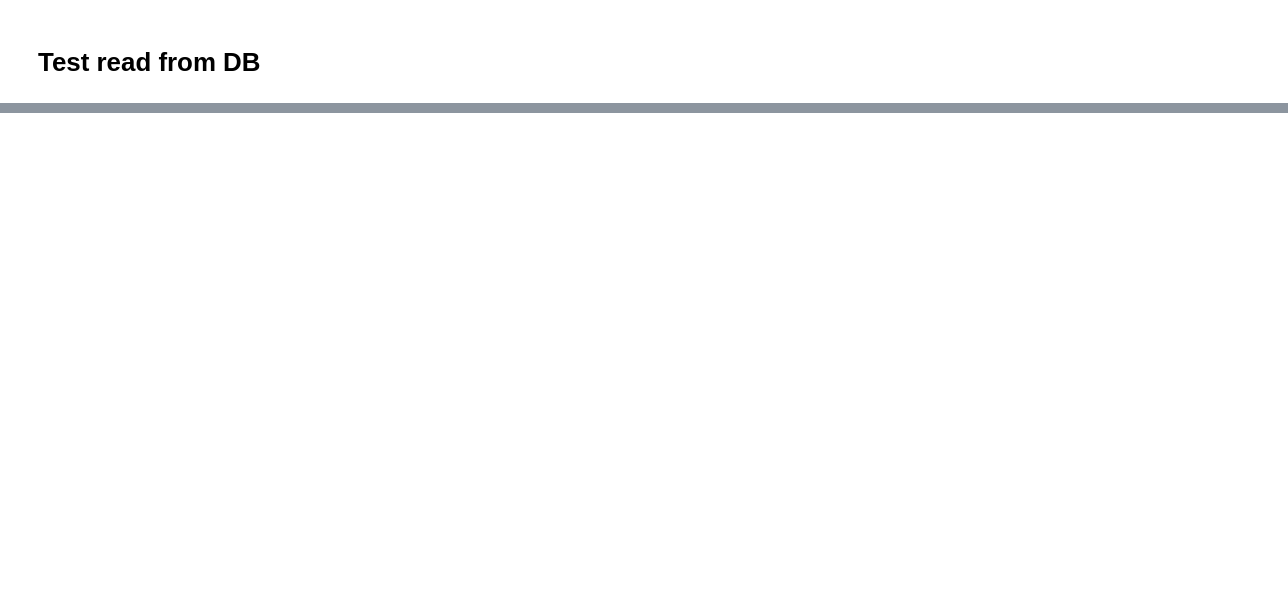
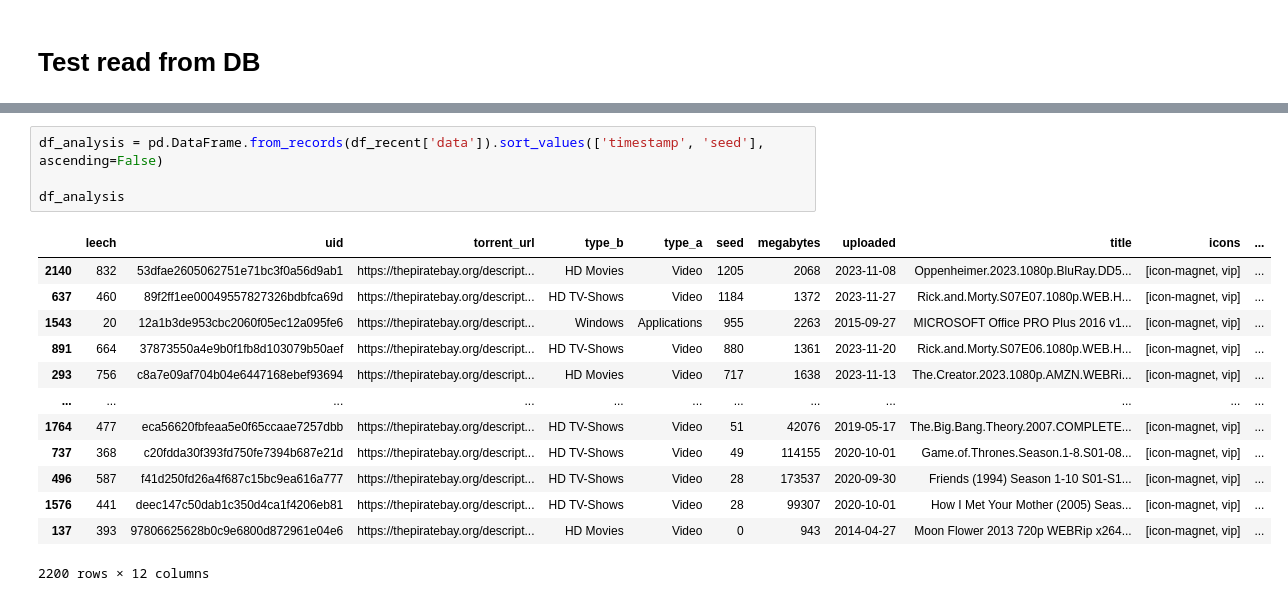
Before and after one commit to boscacci/tpb-visualizer, a Jupyter notebook: notebooks/parse_html_test.ipynb, the cells around one changed output, grey strips where cells are left out. Saved outputs shown, nothing was run; the diff lists cells and outputs as text; blank space fills up the shorter version.

```diff
--- a/notebooks/parse_html_test.ipynb
+++ b/notebooks/parse_html_test.ipynb
@@ -176,0 +172,18 @@ PostgreSQL connection is closed
+# %%
+df_analysis = pd.DataFrame.from_records(df_recent['data']).sort_values(['timestamp', 'seed'], ascending=False)
+
+df_analysis
+# %% [output]
+|  | leech | uid | torrent_url | type_b | type_a | seed | megabytes | uploaded | title | icons | ... |
+| 2140 | 832 | 53dfae2605062751e71bc3f0a56d9ab1 | https://thepiratebay.org/descript... | HD Movies | Video | 1205 | 2068 | 2023-11-08 | Oppenheimer.2023.1080p.BluRay.DD5... | [icon-magnet, vip] | ... |
+| 637 | 460 | 89f2ff1ee00049557827326bdbfca69d | https://thepiratebay.org/descript... | HD TV-Shows | Video | 1184 | 1372 | 2023-11-27 | Rick.and.Morty.S07E07.1080p.WEB.H... | [icon-magnet, vip] | ... |
+| 1543 | 20 | 12a1b3de953cbc2060f05ec12a095fe6 | https://thepiratebay.org/descript... | Windows | Applications | 955 | 2263 | 2015-09-27 | MICROSOFT Office PRO Plus 2016 v1... | [icon-magnet, vip] | ... |
+| 891 | 664 | 37873550a4e9b0f1fb8d103079b50aef | https://thepiratebay.org/descript... | HD TV-Shows | Video | 880 | 1361 | 2023-11-20 | Rick.and.Morty.S07E06.1080p.WEB.H... | [icon-magnet, vip] | ... |
+| 293 | 756 | c8a7e09af704b04e6447168ebef93694 | https://thepiratebay.org/descript... | HD Movies | Video | 717 | 1638 | 2023-11-13 | The.Creator.2023.1080p.AMZN.WEBRi... | [icon-magnet, vip] | ... |
+| ... | ... | ... | ... | ... | ... | ... | ... | ... | ... | ... | ... |
+| 1764 | 477 | eca56620fbfeaa5e0f65ccaae7257dbb | https://thepiratebay.org/descript... | HD TV-Shows | Video | 51 | 42076 | 2019-05-17 | The.Big.Bang.Theory.2007.COMPLETE... | [icon-magnet, vip] | ... |
+| 737 | 368 | c20fdda30f393fd750fe7394b687e21d | https://thepiratebay.org/descript... | HD TV-Shows | Video | 49 | 114155 | 2020-10-01 | Game.of.Thrones.Season.1-8.S01-08... | [icon-magnet, vip] | ... |
+| 496 | 587 | f41d250fd26a4f687c15bc9ea616a777 | https://thepiratebay.org/descript... | HD TV-Shows | Video | 28 | 173537 | 2020-09-30 | Friends (1994) Season 1-10 S01-S1... | [icon-magnet, vip] | ... |
+| 1576 | 441 | deec147c50dab1c350d4ca1f4206eb81 | https://thepiratebay.org/descript... | HD TV-Shows | Video | 28 | 99307 | 2020-10-01 | How I Met Your Mother (2005) Seas... | [icon-magnet, vip] | ... |
+| 137 | 393 | 97806625628b0c9e6800d872961e04e6 | https://thepiratebay.org/descript... | HD Movies | Video | 0 | 943 | 2014-04-27 | Moon Flower 2013 720p WEBRip x264... | [icon-magnet, vip] | ... |
+2200 rows × 12 columns
```
Also changed, not shown: parts of 12 cells of this notebook.
